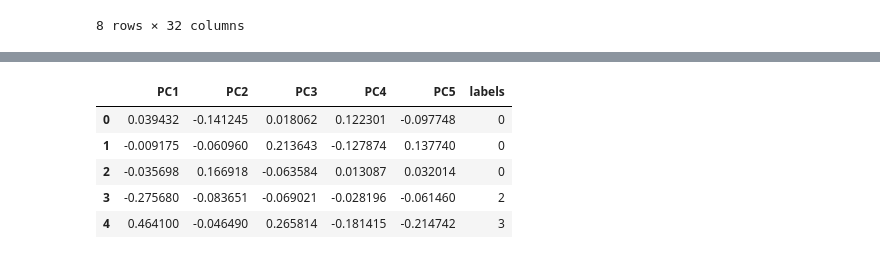
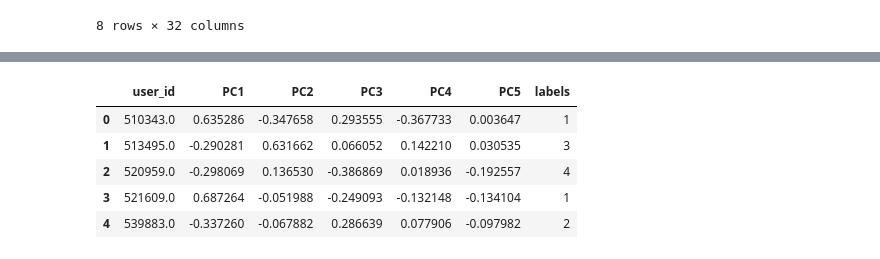
Before and after one commit to derewor/Travel-Tide-project, a Jupyter notebook: TravelTide_project_final.ipynb, the cells around one changed output, grey strips where cells are left out. Drawn from its saved outputs; the diff is of its cells as text; code cells hidden in the pictures.

```diff
--- a/TravelTide_project_final.ipynb
+++ b/TravelTide_project_final.ipynb
@@ -372,0 +579,2 @@ df_scaled = pd.DataFrame(scaler.fit_transform(metric_final))
+# %%
+df_scaled.index = metric_filtered.index
@@ -373,3 +590,15 @@ df_scaled = pd.DataFrame(scaler.fit_transform(metric_final))
+# %%
+# The clustering is heavily influeced by the matric of has_children features which contain the two extreme values after scalling. Therefore, a new value with small
+# difference between the categories is used and the analysis is repeated. The feature with the maximum mean value is index 2 i.e ~0.38 whereas the
+# lowest mean is from index 12 i.e 0.034.
+# The feature with the maximum mean value is index 2 i.e ~0.38 whereas the lowest mean is from index 12 i.e 0.034. The min value of all features is 0.
+#  Therefore, a value near in the middle of the two means i.e 0.2 is assigned instead of 1.
+def assign_new_value(value):
+  if value == 1.0:
+    return 0.5
+  else:
+    return value
+df_scaled[1] = df_scaled[1].apply(assign_new_value)
 # %%
 # explorinf the scaled data.
 df_scaled.describe()
@@ -418,0 +639,2 @@ pca_df['PC1'].sum()
+# %%
+pca_df.index = df_scaled.index
@@ -426,4 +681,4 @@ print(pc_variations)
 # %%
-kmeans = KMeans(n_clusters = 6, n_init = 10)
+kmeans = KMeans(n_clusters = 5, n_init = 10)
 kmeans.fit(pca_df)
 # %% [output]
@@ -442,12 +691,13 @@ px.scatter_3d(x = pca_df['PC1'],
 # %% [output]
 [interactive output not drawn]
 # %%
+# adding the group label to the pca dataframe
 pca_df['labels'] = kmeans.labels_
-pca_df.head()
+pca_df.reset_index().head()
 # %% [output]
-|  | PC1 | PC2 | PC3 | PC4 | PC5 | labels |
-| 0 | 0.039432 | -0.141245 | 0.018062 | 0.122301 | -0.097748 | 0 |
-| 1 | -0.009175 | -0.060960 | 0.213643 | -0.127874 | 0.137740 | 0 |
-| 2 | -0.035698 | 0.166918 | -0.063584 | 0.013087 | 0.032014 | 0 |
-| 3 | -0.275680 | -0.083651 | -0.069021 | -0.028196 | -0.061460 | 2 |
-| 4 | 0.464100 | -0.046490 | 0.265814 | -0.181415 | -0.214742 | 3 |
+|  | user_id | PC1 | PC2 | PC3 | PC4 | PC5 | labels |
+| 0 | 510343.0 | 0.635286 | -0.347658 | 0.293555 | -0.367733 | 0.003647 | 1 |
+| 1 | 513495.0 | -0.290281 | 0.631662 | 0.066052 | 0.142210 | 0.030535 | 3 |
+| 2 | 520959.0 | -0.298069 | 0.136530 | -0.386869 | 0.018936 | -0.192557 | 4 |
+| 3 | 521609.0 | 0.687264 | -0.051988 | -0.249093 | -0.132148 | -0.134104 | 1 |
+| 4 | 539883.0 | -0.337260 | -0.067882 | 0.286639 | 0.077906 | -0.097982 | 2 |
```
Also changed, not shown: parts of 60 cells of this notebook.
